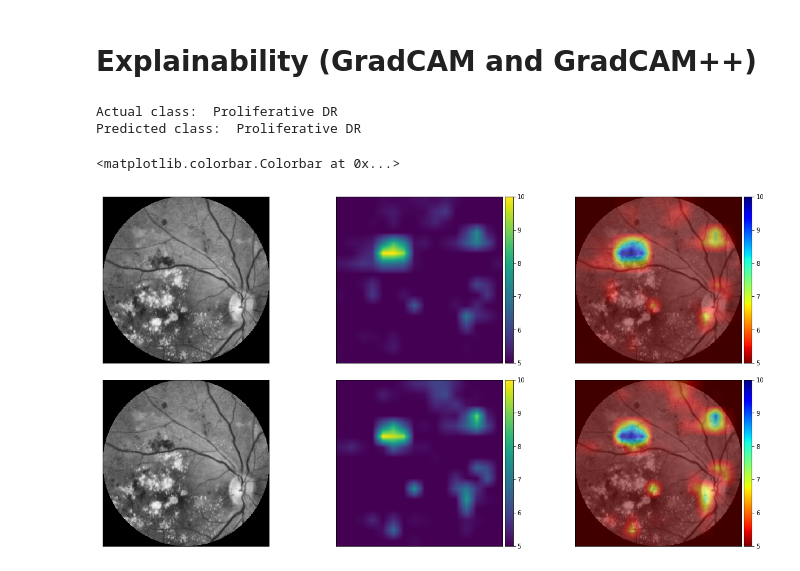
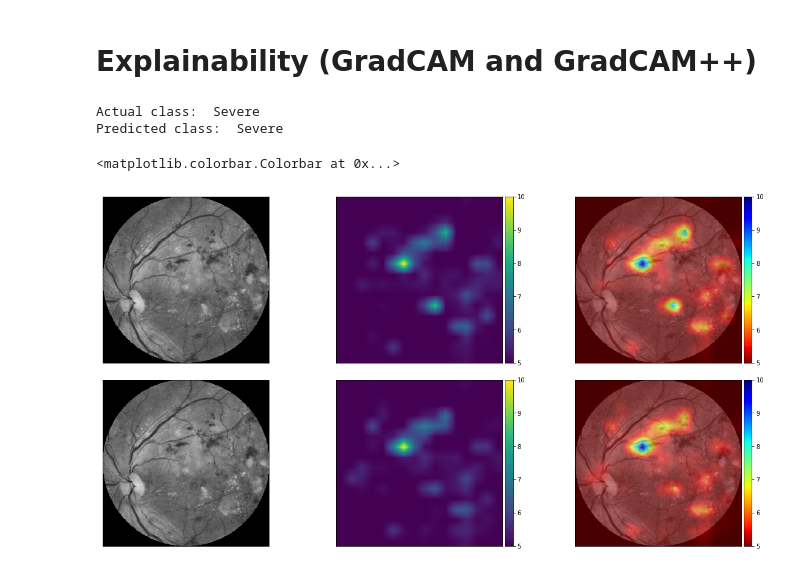
Before and after one commit to mawady/msc-retinalrecog, a Jupyter notebook: ConvNEXT_APTOS19.ipynb, the cells around one changed output. Drawn from its saved outputs; the diff is of its cells as text; code cells hidden in the pictures.

```diff
--- a/ConvNEXT_APTOS19.ipynb
+++ b/ConvNEXT_APTOS19.ipynb
@@ -717,7 +703,7 @@ model = torch.load(MODEL_PATH).to(device)
 model.eval().to(device)
 
 # Prepare input image
-id_code = "e4730ddde408"
+id_code = "e93394175a19"
 
 img = cv2.imread(PREP_PATH + id_code + ".png", cv2.COLOR_BGR2RGB)[:, :, ::-1]
 img = cv2.resize(img, (IMG_SIZE, IMG_SIZE))
@@ -776,33 +762,33 @@ ax3.set_xticks([])
 ax3.set_yticks([])
 
 divider = make_axes_locatable(ax3)
 cax = divider.append_axes('right', size='5%', pad=0.05)
 fig.colorbar(mpl.cm.ScalarMappable(norm=norm, cmap=cmap_jet), cax=cax, orientation='vertical')
 
 ax4 = fig.add_subplot(234)
 im4 = ax4.imshow(img, interpolation='None')
 ax4.set_xticks([])
 ax4.set_yticks([])
 
 ax5 = fig.add_subplot(235)
 im5 = ax5.imshow(grayscale_gradcampp, interpolation='None')
 ax5.set_xticks([])
 ax5.set_yticks([])
 
 divider = make_axes_locatable(ax5)
 cax = divider.append_axes('right', size='5%', pad=0.05)
 fig.colorbar(mpl.cm.ScalarMappable(norm=norm, cmap=cmap_viridis), cax=cax, orientation='vertical')
 
 ax6 = fig.add_subplot(236)
 im6 = ax6.imshow(gradcampp_image, interpolation='None')
 ax6.set_xticks([])
 ax6.set_yticks([])
 
 divider = make_axes_locatable(ax6)
 cax = divider.append_axes('right', size='5%', pad=0.05)
 fig.colorbar(mpl.cm.ScalarMappable(norm=norm, cmap=cmap_jet), cax=cax, orientation='vertical')
 # %% [output]
-Actual class:  Proliferative DR
-Predicted class:  Proliferative DR
+Actual class:  Severe
+Predicted class:  Severe
 <matplotlib.colorbar.Colorbar at 0x...>
-[figure, old version]
+[figure, new version]
```
Also changed, not shown: parts of 13 cells of this notebook.
